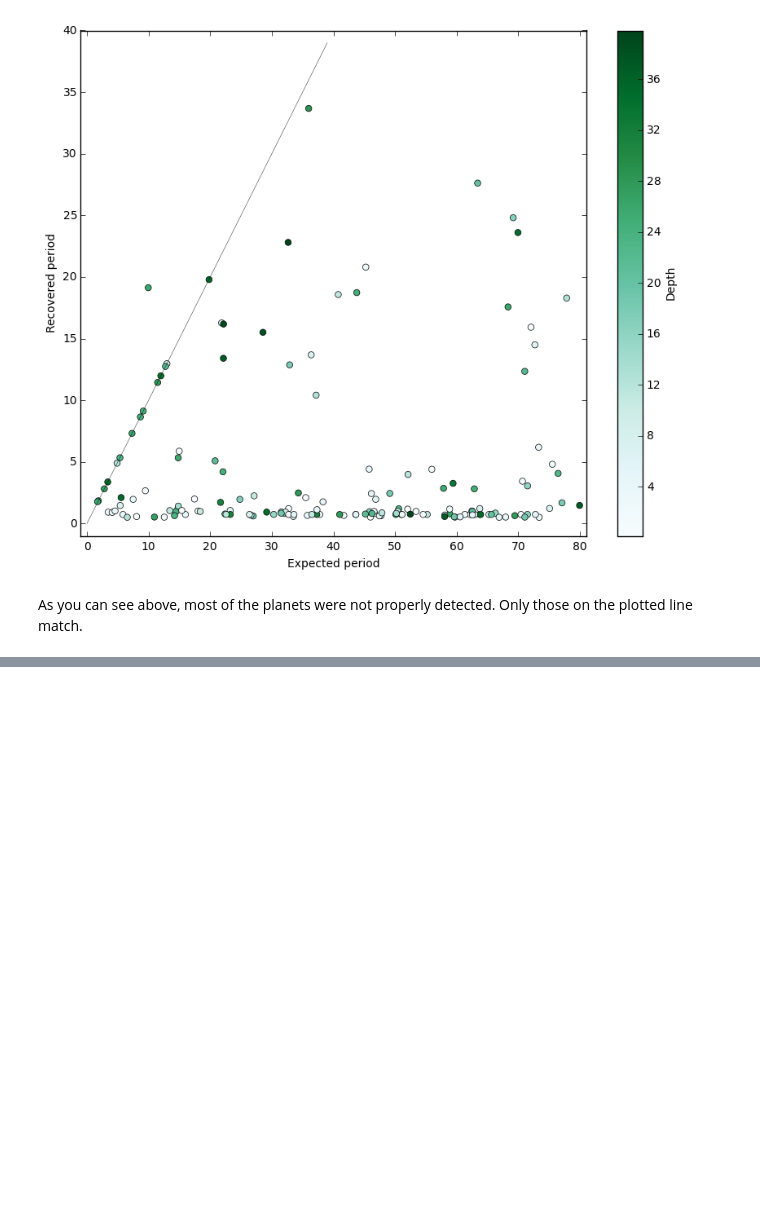
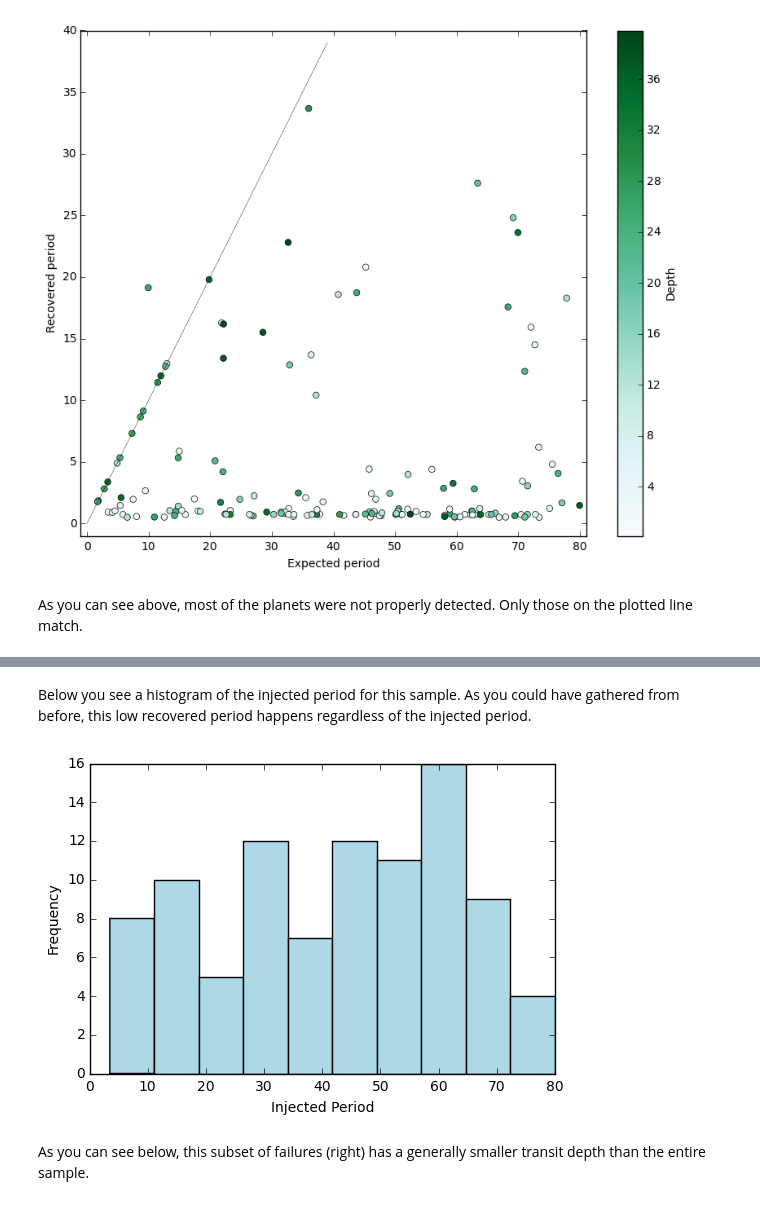
Before and after one commit to jmbhughes/swarced, a Jupyter notebook: recover_many_planets.ipynb, the cells around one changed output, grey strips where cells are left out. Cells and saved outputs as stored; diff of their text form; code cells hidden in the pictures; blank space fills up the shorter version.

```diff
--- a/recover_many_planets.ipynb
+++ b/recover_many_planets.ipynb
@@ -84,0 +165,7 @@ So only 15 of the original 158 injections matched our expectation! You can see t
+# %%
+mask = (abs(success) > 0.1) * (recovered_period < 1.5)
+# %%
+contents_s, ref_s, epicid_s, eb_period_s = contents[mask], ref[mask], epicid[mask], eb_period[mask]
+inj_period_s, inj_rpbyrs_s, inj_tdepth_s, inj_tctime_s = inj_period[mask], inj_rpbyrs[mask], inj_tdepth[mask], inj_tctime[mask]
+inj_prad_s, inj_srad_s, inj_smass_s, inj_impact_s = inj_prad[mask], inj_srad[mask], inj_smass[mask], inj_impact[mask]
+success_s , recovered_period_s, inj_center_s= success[mask], recovered_period[mask], inj_center[mask]
@@ -84,0 +185,12 @@ So only 15 of the original 158 injections matched our expectation! You can see t
+# %% [markdown]
+Below you see a histogram of the injected period for this sample. As you could have gathered from before, this low recovered period happens regardless of the injected period.
+# %%
+pl.figure()
+pl.hist(inj_period_s,color="lightblue")
+pl.xlabel("Injected Period")
+pl.ylabel("Frequency")
+pl.show()
+# %% [output]
+[figure, added]
+# %% [markdown]
+As you can see below, this subset of failures (right) has a generally smaller transit depth than the entire sample.
```
Also changed, not shown: parts of 24 cells of this notebook, 15 other files.
